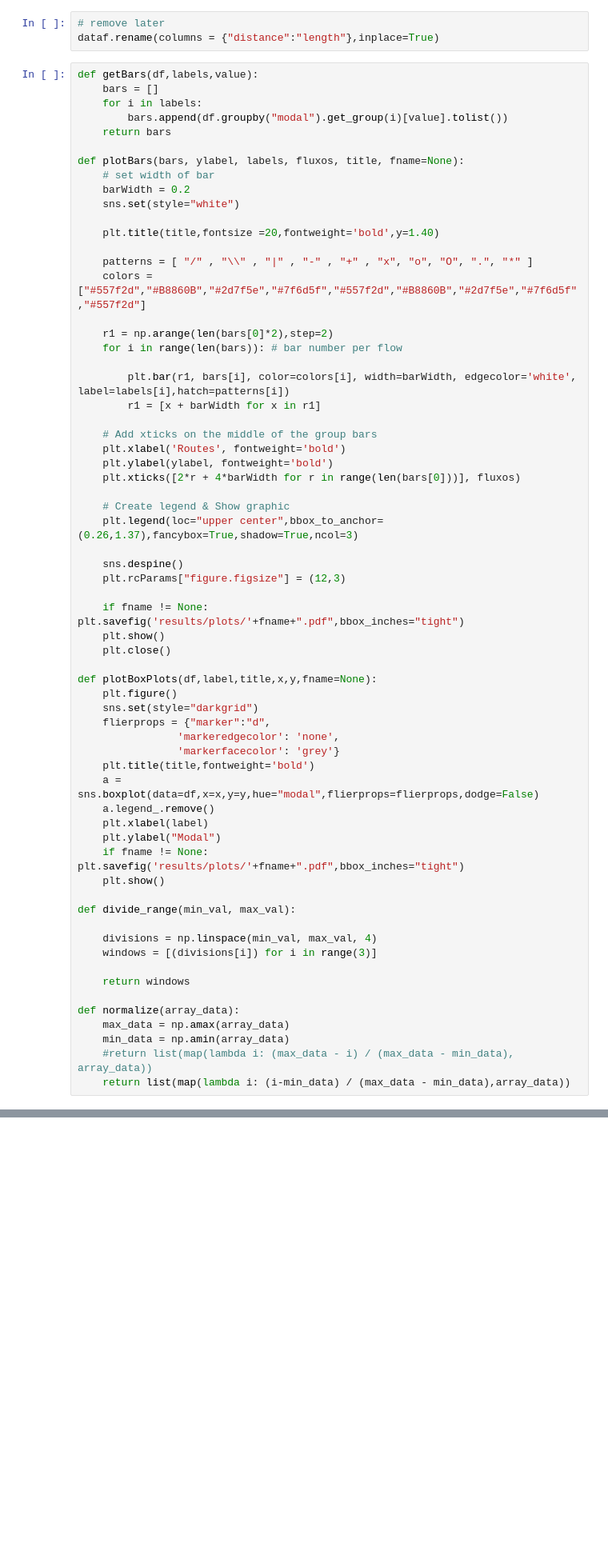
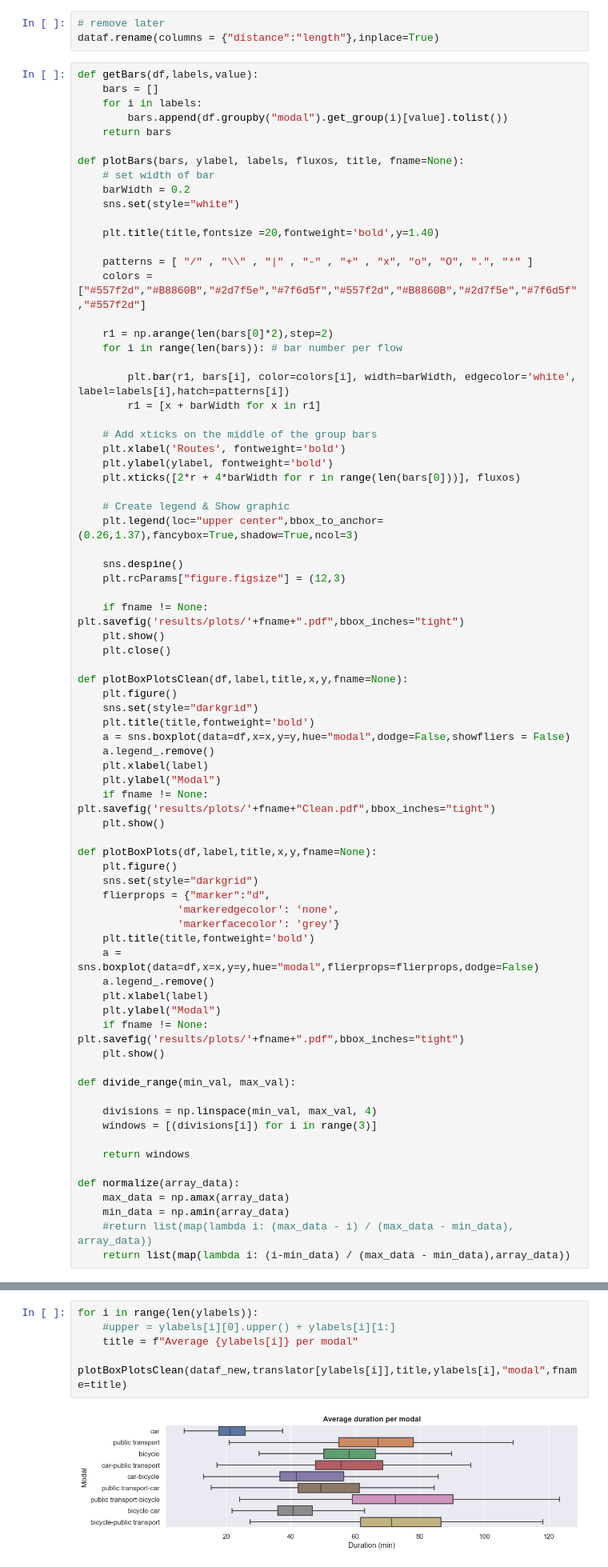
Before and after one commit to CamiloHMS/london_routing, a Jupyter notebook: responses_plot.ipynb, the cells around one changed output, grey strips where cells are left out. Shown at 80% size. Drawn from its saved outputs; the diff is of its cells as text; blank space fills up the shorter version.

```diff
--- a/responses_plot.ipynb
+++ b/responses_plot.ipynb
@@ -49,6 +49,17 @@ def plotBars(bars, ylabel, labels, fluxos, title, fname=None):
     plt.show()
     plt.close()
 
+def plotBoxPlotsClean(df,label,title,x,y,fname=None):
+    plt.figure()
+    sns.set(style="darkgrid")
+    plt.title(title,fontweight='bold')
+    a = sns.boxplot(data=df,x=x,y=y,hue="modal",dodge=False,showfliers = False)
+    a.legend_.remove()
+    plt.xlabel(label)
+    plt.ylabel("Modal")
+    if fname != None: plt.savefig('results/plots/'+fname+"Clean.pdf",bbox_inches="tight")
+    plt.show()
+
 def plotBoxPlots(df,label,title,x,y,fname=None):
     plt.figure()
     sns.set(style="darkgrid")
@@ -187,0 +184,7 @@ group 3
+# %%
+for i in range(len(ylabels)):
+    #upper = ylabels[i][0].upper() + ylabels[i][1:]
+    title = f"Average {ylabels[i]} per modal"
+    plotBoxPlotsClean(dataf_new,translator[ylabels[i]],title,ylabels[i],"modal",fname=title)
+# %% [output]
+[figure, added]
```
Also changed, not shown: parts of 4 cells of this notebook, 48 other files.
